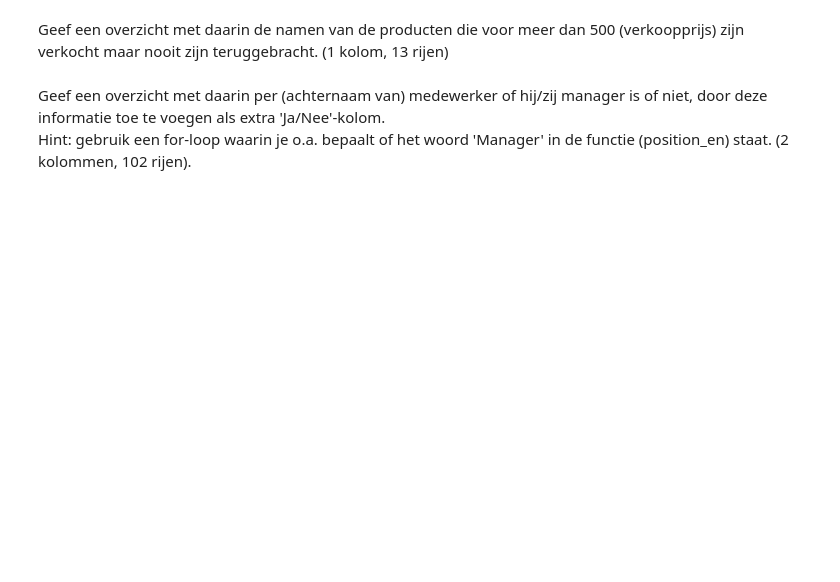
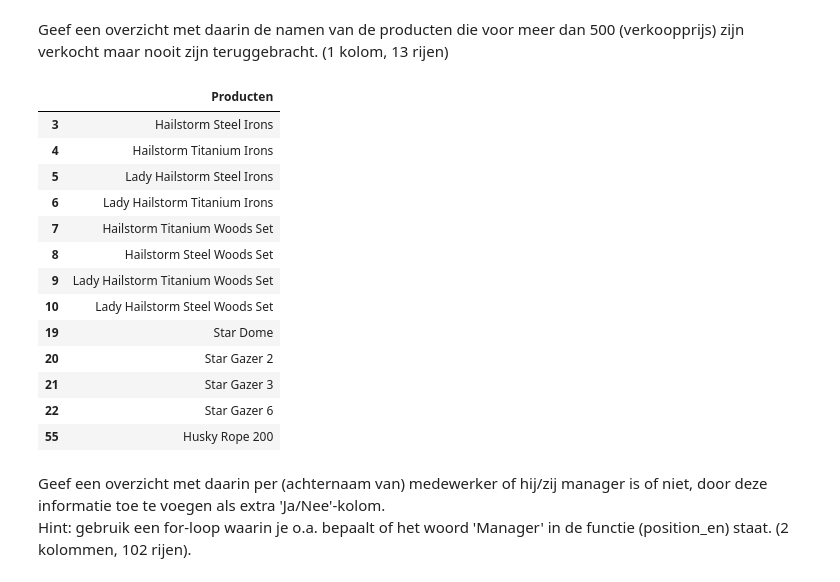
Before and after one commit to troykort/DaD, a Jupyter notebook: Practicum_2.3_Opdracht/Practicum_2.3_Opdrachten.ipynb, the cells around one changed output. Saved outputs shown, nothing was run; the diff lists cells and outputs as text; code cells hidden in the pictures; blank space fills up the shorter version.

```diff
--- a/Practicum_2.3_Opdracht/Practicum_2.3_Opdrachten.ipynb
+++ b/Practicum_2.3_Opdracht/Practicum_2.3_Opdrachten.ipynb
@@ -394,5 +495,29 @@ Geef een overzicht met daarin het aantal producten waarvan de marge lager is dan
 # %% [markdown]
 Geef een overzicht met daarin de namen van de producten die voor meer dan 500 (verkoopprijs) zijn verkocht maar nooit zijn teruggebracht. (1 kolom, 13 rijen)
+# %%
+order_details['UNIT_PRICE'] = pd.to_numeric(order_details['UNIT_PRICE'], errors='coerce')
+
+duur_verkochte_producten = order_details[order_details['UNIT_PRICE'] > 500]['PRODUCT_NUMBER']
+niet_teruggebrachte_producten = returned_item['ORDER_DETAIL_CODE'].unique()
+producten_voor_meer_dan_500_verkocht_niet_teruggebracht = duur_verkochte_producten[~duur_verkochte_producten.isin(niet_teruggebrachte_producten)]
+namen_producten = product[product['PRODUCT_NUMBER'].isin(producten_voor_meer_dan_500_verkocht_niet_teruggebracht)]['PRODUCT_NAME']
+overzicht = pd.DataFrame({'Producten': namen_producten})
+overzicht
+# %% [output]
+|  | Producten |
+| 3 | Hailstorm Steel Irons |
+| 4 | Hailstorm Titanium Irons |
+| 5 | Lady Hailstorm Steel Irons |
+| 6 | Lady Hailstorm Titanium Irons |
+| 7 | Hailstorm Titanium Woods Set |
+| 8 | Hailstorm Steel Woods Set |
+| 9 | Lady Hailstorm Titanium Woods Set |
+| 10 | Lady Hailstorm Steel Woods Set |
+| 19 | Star Dome |
+| 20 | Star Gazer 2 |
+| 21 | Star Gazer 3 |
+| 22 | Star Gazer 6 |
+| 55 | Husky Rope 200 |
 # %% [markdown]
 Geef een overzicht met daarin per (achternaam van) medewerker of hij/zij manager is of niet, door deze informatie toe te voegen als extra 'Ja/Nee'-kolom.<br>
 Hint: gebruik een for-loop waarin je o.a. bepaalt of het woord 'Manager' in de functie (position_en) staat. (2 kolommen, 102 rijen).
```
Also changed, not shown: parts of 10 cells of this notebook.
